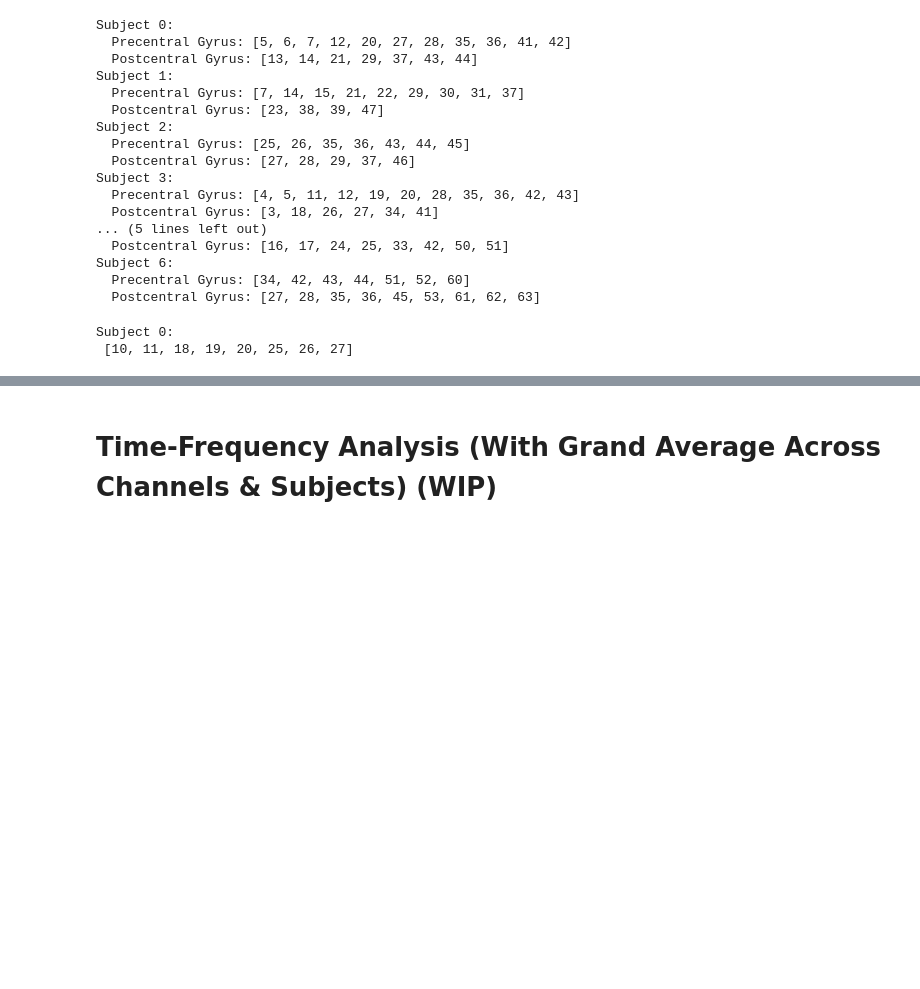
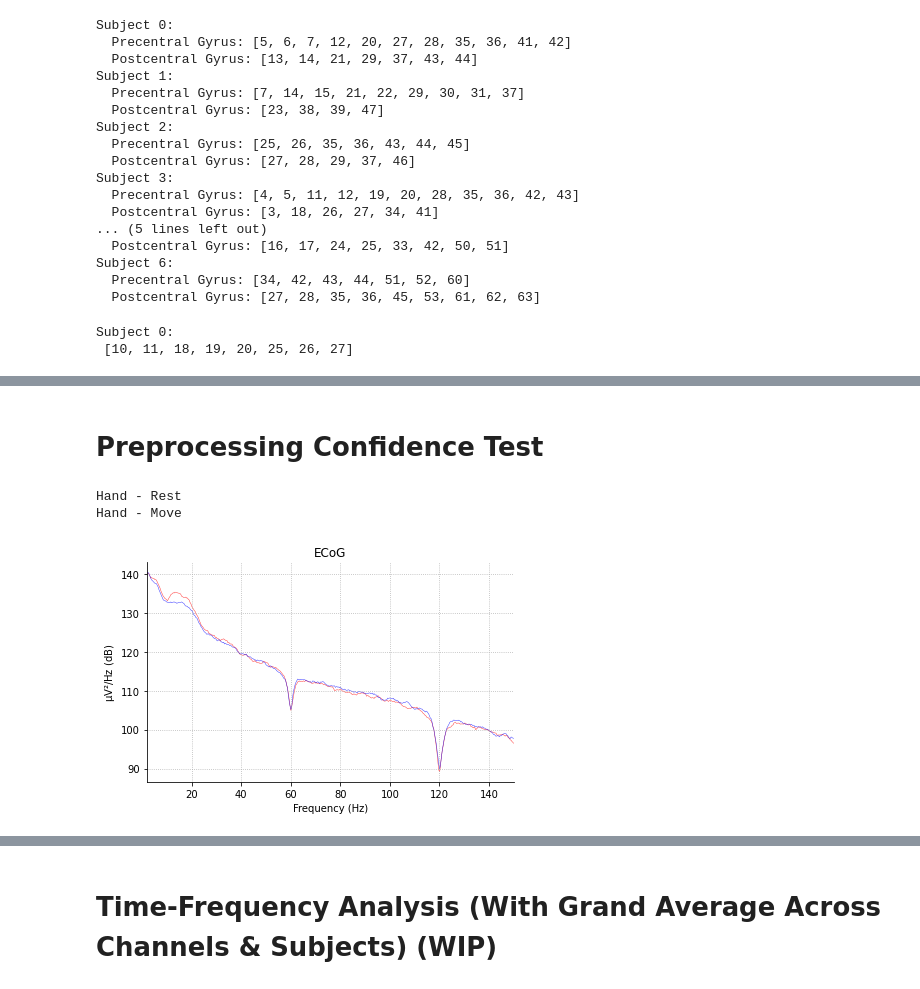
Before and after one commit to Xianhui-He/Raclette-Group-2-ECoG-Motor-Imagery, a Jupyter notebook: Motor_Imagery_Dataset_Data_Wrangling_Preprocessing_Hanif.ipynb, the cells around one changed output, grey strips where cells are left out. Cells and saved outputs as stored; diff of their text form; code cells hidden in the pictures; blank space fills up the shorter version.

```diff
--- a/Motor_Imagery_Dataset_Data_Wrangling_Preprocessing_Hanif.ipynb
+++ b/Motor_Imagery_Dataset_Data_Wrangling_Preprocessing_Hanif.ipynb
@@ -207,0 +208,2 @@ Hand Imagery Movement Epochs-Averaged ERP - Subject 0
+# %% [markdown]
+# Preprocessing Confidence Test
@@ -207,0 +266,16 @@ Hand Imagery Movement Epochs-Averaged ERP - Subject 0
+# %%
+# Plot Power Spectral Density (Subject 1 - Hand Real - Rest & Move)
+
+fig, ax = plt.subplots()
+
+print("Hand - Rest")
+hand_rests_real[0].plot_psd(fmin=2., fmax=150., tmin=0, average=False, color='red',spatial_colors=False, picks=11, verbose='WARNING', ax=ax, show=False);
+
+print("Hand - Move")
+hand_epochs_real[0].plot_psd(fmin=2., fmax=150., tmin=0, average=False, color='blue',spatial_colors=False, picks=11, verbose='WARNING', ax=ax, show=False);
+
+plt.show()
+# %% [output]
+Hand - Rest
+Hand - Move
+[figure, added]
```
Also changed, not shown: parts of 5 cells of this notebook.
